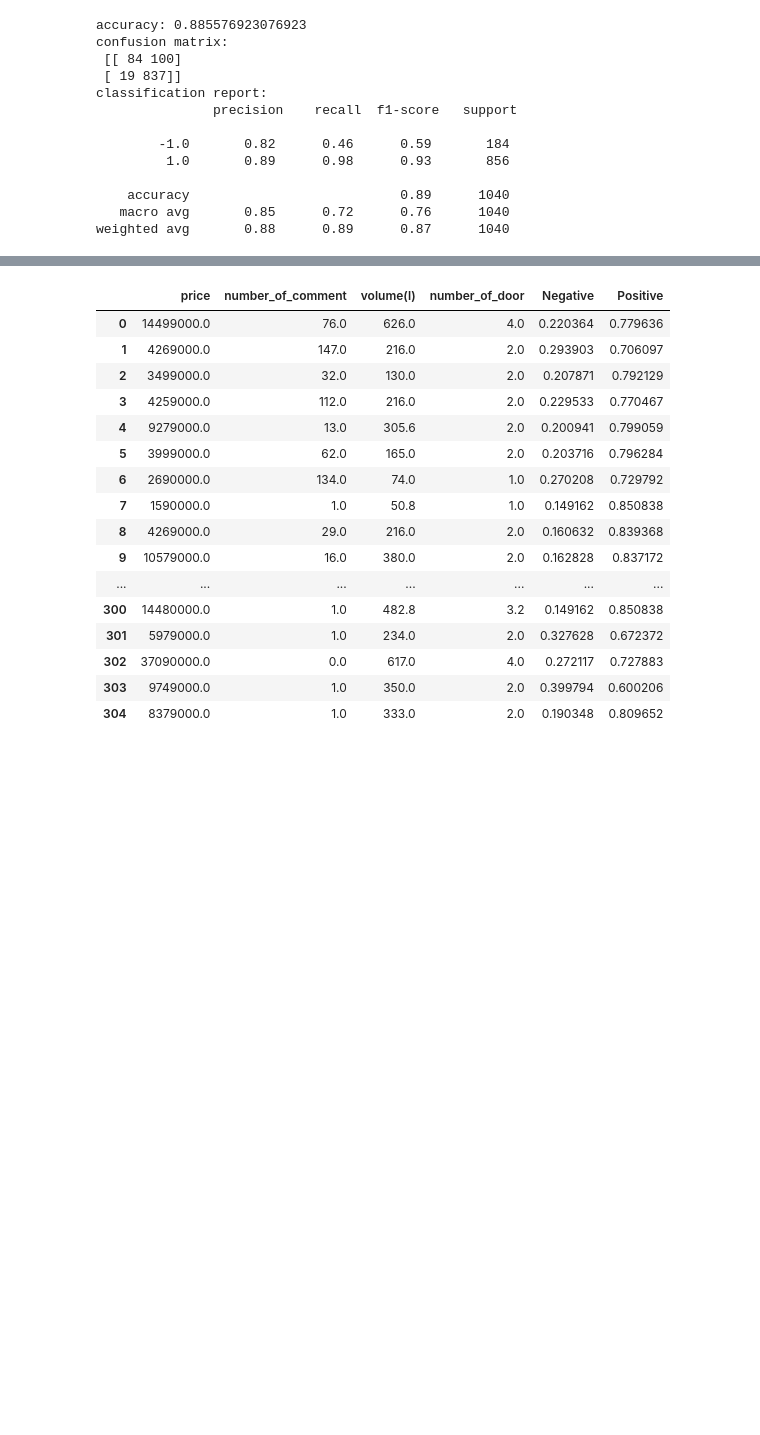
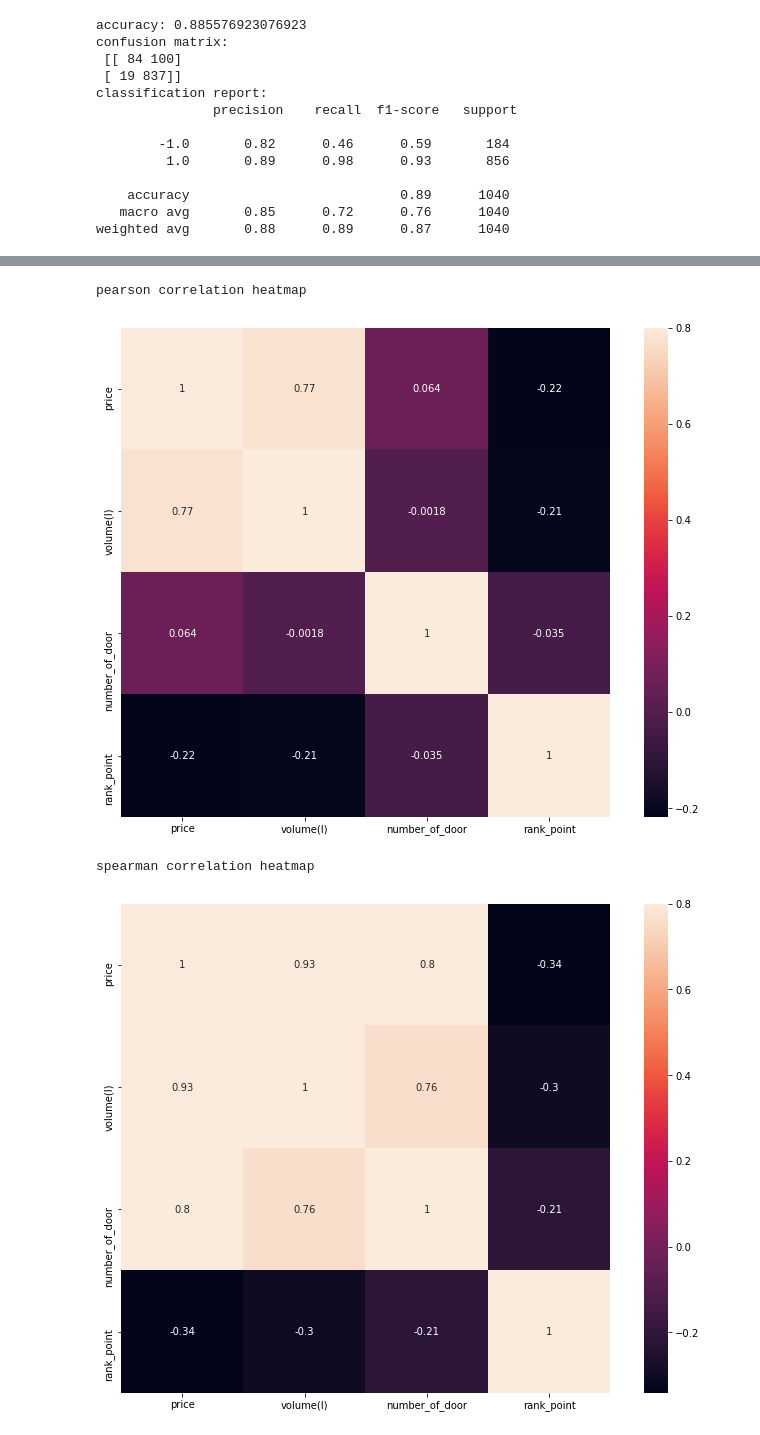
Before and after one commit to ngoclp2000/Introduction_To_Data_Science, a Jupyter notebook: data/electric_device/cleaning_fridge.ipynb, the cells around one changed output, grey strips where cells are left out. Saved outputs shown, nothing was run; the diff lists cells and outputs as text; code cells hidden in the pictures; blank space fills up the shorter version.

```diff
--- a/data/electric_device/cleaning_fridge.ipynb
+++ b/data/electric_device/cleaning_fridge.ipynb
@@ -206,23 +214,19 @@ rank_data = pd.DataFrame(Xtrans,index=rank_data.index, columns=rank_data.columns
-# %%
-rank_data
-# %% [output]
-|  | price | number_of_comment | volume(l) | number_of_door | Negative | Positive |
-| 0 | 14499000.0 | 76.0 | 626.0 | 4.0 | 0.220364 | 0.779636 |
-| 1 | 4269000.0 | 147.0 | 216.0 | 2.0 | 0.293903 | 0.706097 |
-| 2 | 3499000.0 | 32.0 | 130.0 | 2.0 | 0.207871 | 0.792129 |
-| 3 | 4259000.0 | 112.0 | 216.0 | 2.0 | 0.229533 | 0.770467 |
-| 4 | 9279000.0 | 13.0 | 305.6 | 2.0 | 0.200941 | 0.799059 |
-| 5 | 3999000.0 | 62.0 | 165.0 | 2.0 | 0.203716 | 0.796284 |
-| 6 | 2690000.0 | 134.0 | 74.0 | 1.0 | 0.270208 | 0.729792 |
-| 7 | 1590000.0 | 1.0 | 50.8 | 1.0 | 0.149162 | 0.850838 |
-| 8 | 4269000.0 | 29.0 | 216.0 | 2.0 | 0.160632 | 0.839368 |
-| 9 | 10579000.0 | 16.0 | 380.0 | 2.0 | 0.162828 | 0.837172 |
-| ... | ... | ... | ... | ... | ... | ... |
-| 300 | 14480000.0 | 1.0 | 482.8 | 3.2 | 0.149162 | 0.850838 |
-| 301 | 5979000.0 | 1.0 | 234.0 | 2.0 | 0.327628 | 0.672372 |
-| 302 | 37090000.0 | 0.0 | 617.0 | 4.0 | 0.272117 | 0.727883 |
-| 303 | 9749000.0 | 1.0 | 350.0 | 2.0 | 0.399794 | 0.600206 |
-| 304 | 8379000.0 | 1.0 | 333.0 | 2.0 | 0.190348 | 0.809652 |
+# %%
+import seaborn as sns
+import matplotlib.pyplot as plt
+def print_heatmap(cor_method):
+  corrmat = rank_data.corr(method=cor_method)
+  print("{} correlation heatmap\n".format(cor_method))
+  f, ax = plt.subplots(figsize=(12, 9))
+  sns.heatmap(corrmat,annot= True, vmax=.8, square=True)
+  plt.show()
+print_heatmap('pearson')
+print_heatmap('spearman')
+# %% [output]
+pearson correlation heatmap
+[figure, added]
+spearman correlation heatmap
+[figure, added]
 # %%
 from sklearn.preprocessing import StandardScaler
 
```
Also changed, not shown: parts of 9 cells of this notebook, 17 other files.
